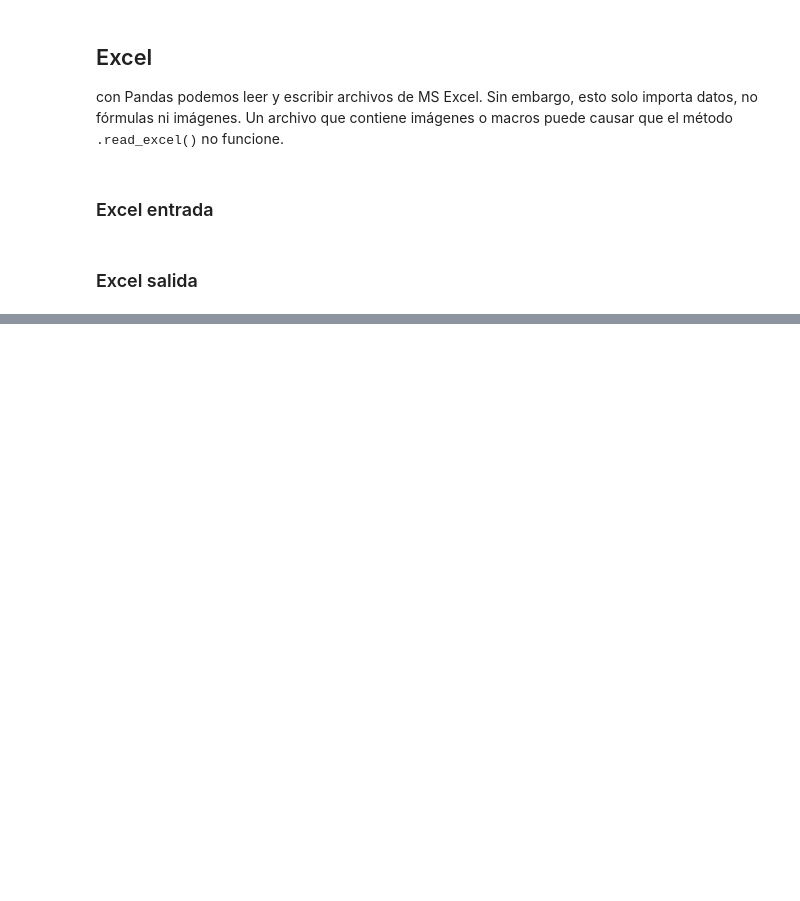
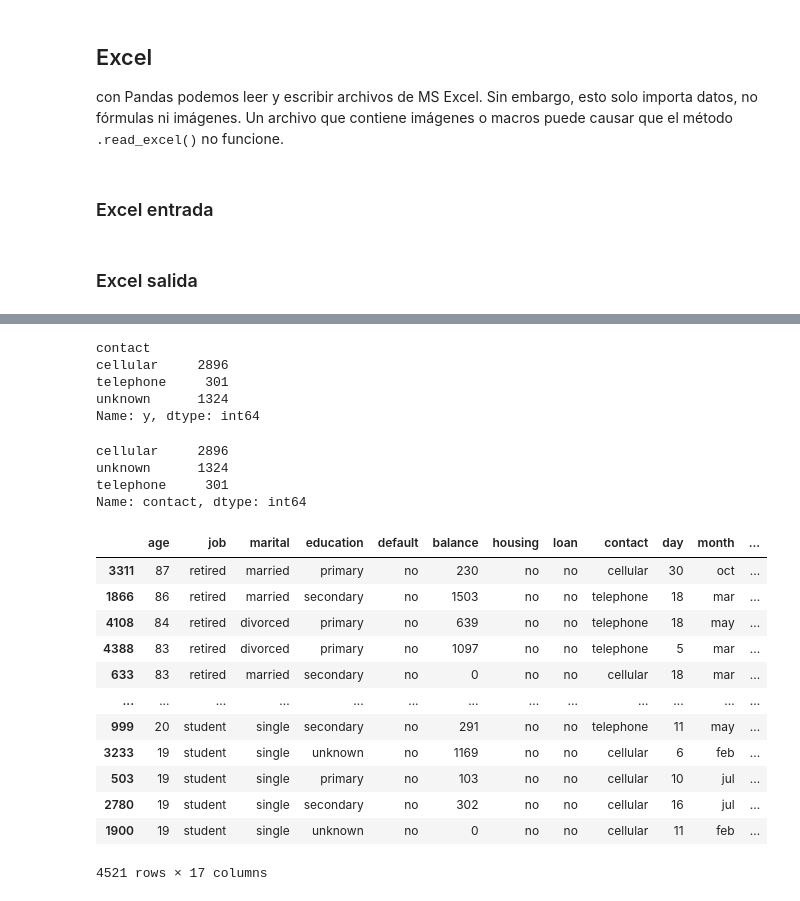
Before and after one commit to gdesirena/CDIN_O2021, a Jupyter notebook: Introduccion/Code/08-Pandas-Data-Input-and-Output.ipynb, the cells around one changed output, grey strips where cells are left out. Saved outputs shown, nothing was run; the diff lists cells and outputs as text; code cells hidden in the pictures; blank space fills up the shorter version.

```diff
--- a/Introduccion/Code/08-Pandas-Data-Input-and-Output.ipynb
+++ b/Introduccion/Code/08-Pandas-Data-Input-and-Output.ipynb
@@ -28,0 +114,31 @@ ____
+# %%
+bank.groupby('contact')['y'].count()
+# %% [output]
+contact
+cellular     2896
+telephone     301
+unknown      1324
+Name: y, dtype: int64
+# %%
+bank['contact'].value_counts()
+# %% [output]
+cellular     2896
+unknown      1324
+telephone     301
+Name: contact, dtype: int64
+# %%
+bank.sort_values(by='age', ascending=False)
+# %% [output]
+|  | age | job | marital | education | default | balance | housing | loan | contact | day | month | ... |
+| 3311 | 87 | retired | married | primary | no | 230 | no | no | cellular | 30 | oct | ... |
+| 1866 | 86 | retired | married | secondary | no | 1503 | no | no | telephone | 18 | mar | ... |
+| 4108 | 84 | retired | divorced | primary | no | 639 | no | no | telephone | 18 | may | ... |
+| 4388 | 83 | retired | divorced | primary | no | 1097 | no | no | telephone | 5 | mar | ... |
+| 633 | 83 | retired | married | secondary | no | 0 | no | no | cellular | 18 | mar | ... |
+| ... | ... | ... | ... | ... | ... | ... | ... | ... | ... | ... | ... | ... |
+| 999 | 20 | student | single | secondary | no | 291 | no | no | telephone | 11 | may | ... |
+| 3233 | 19 | student | single | unknown | no | 1169 | no | no | cellular | 6 | feb | ... |
+| 503 | 19 | student | single | primary | no | 103 | no | no | cellular | 10 | jul | ... |
+| 2780 | 19 | student | single | secondary | no | 302 | no | no | cellular | 16 | jul | ... |
+| 1900 | 19 | student | single | unknown | no | 0 | no | no | cellular | 11 | feb | ... |
+4521 rows × 17 columns
```
Also changed, not shown: parts of 13 cells of this notebook, 6 other files.
